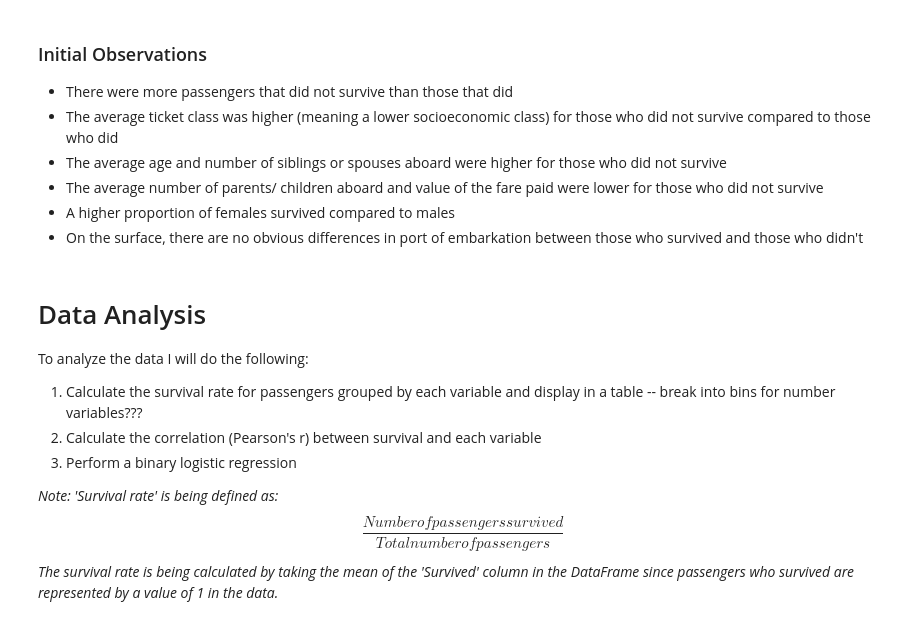
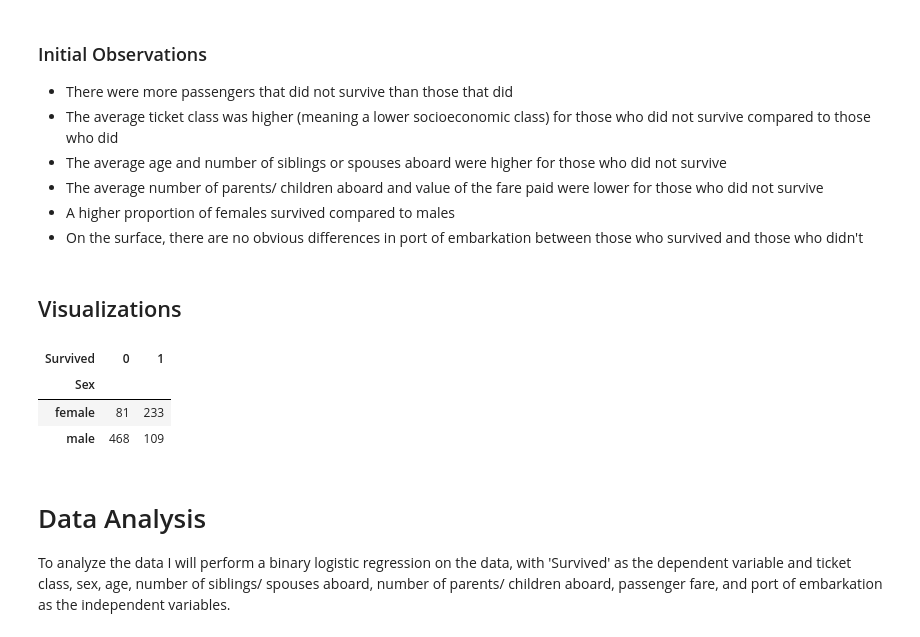
Before and after one commit to abarnes023/titanic-project, a Jupyter notebook: Survival_on_the_Titanic.ipynb, the cells around one changed output. Drawn from its saved outputs; the diff is of its cells as text; code cells hidden in the pictures.

```diff
--- a/Survival_on_the_Titanic.ipynb
+++ b/Survival_on_the_Titanic.ipynb
@@ -108,15 +113,18 @@ Name: Embarked, dtype: int64
 - The average number of parents/ children aboard and value of the fare paid were lower for those who did not survive
 - A higher proportion of females survived compared to males
 - On the surface, there are no obvious differences in port of embarkation between those who survived and those who didn't
-# %% [markdown]
-# Data Analysis
-
-To analyze the data I will do the following:
-1. Calculate the survival rate for passengers grouped by each variable and display in a table -- break into bins for number variables???
-2. Calculate the correlation (Pearson's r) between survival and each variable
-3. Perform a binary logistic regression
-
-
-*Note: 'Survival rate' is being defined as:*
-$$\frac{Number of passengers survived}{Total number of passengers}$$
-*The survival rate is being calculated by taking the mean of the 'Survived' column in the DataFrame since passengers who survived are represented by a value of 1 in the data.*
+# %% [markdown]
+## Visualizations
+# %%
+pd.crosstab(titanic.Sex, titanic.Survived)
+
+### Create a stacked bar chart with proportion of males vs females survival
+# %% [output]
+| Survived | 0 | 1 |
+| Sex |  |  |
+| female | 81 | 233 |
+| male | 468 | 109 |
+# %% [markdown]
+# Data Analysis
+
+To analyze the data I will perform a binary logistic regression on the data, with 'Survived' as the dependent variable and ticket class, sex, age, number of siblings/ spouses aboard, number of parents/ children aboard, passenger fare, and port of embarkation as the independent variables.
```
Also changed, not shown: parts of 4 cells of this notebook.
